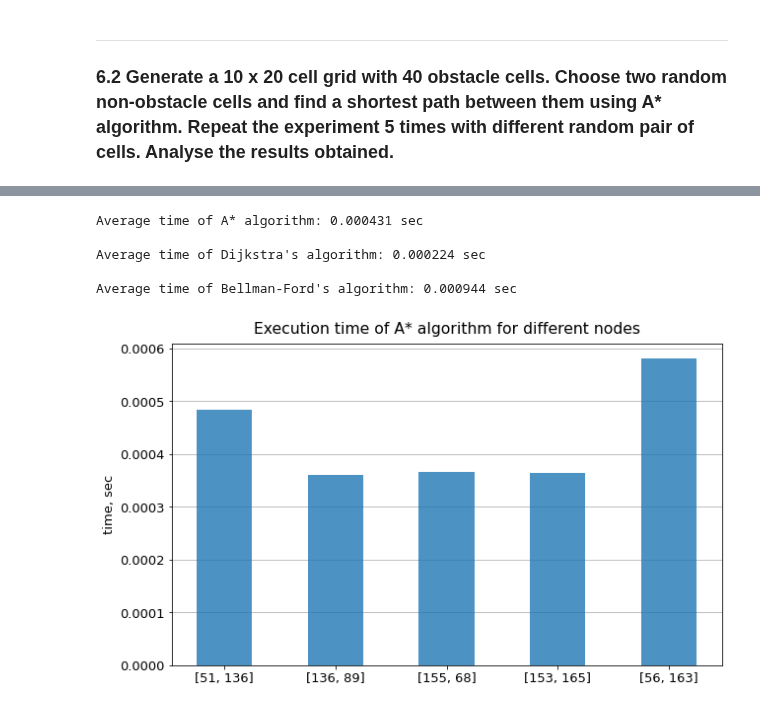
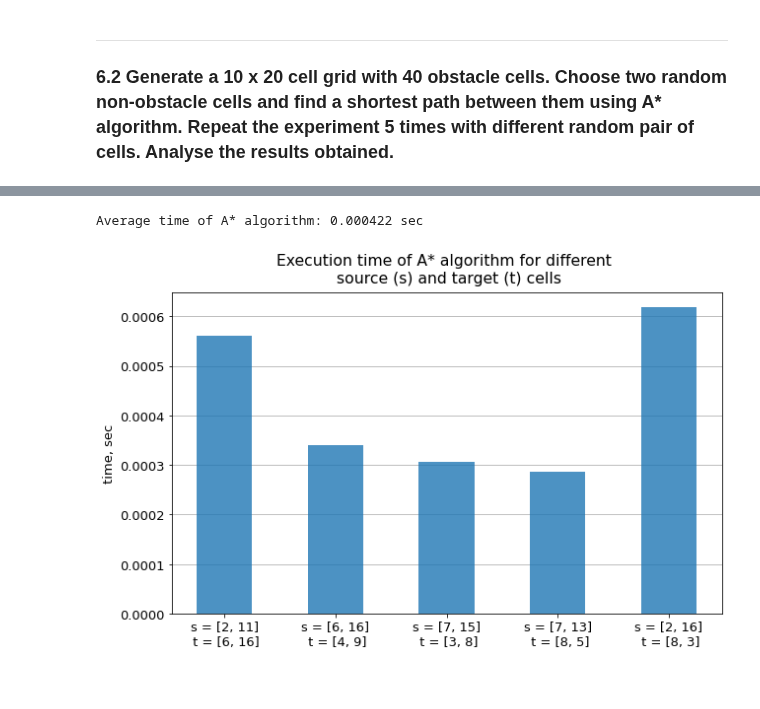
Before and after one commit to belpablo/Algorithms-21, a Jupyter notebook: Lab_6/Lab_6.ipynb, the cells around one changed output, grey strips where cells are left out. Cells and saved outputs as stored; diff of their text form; code cells hidden in the pictures.

```diff
--- a/Lab_6/Lab_6.ipynb
+++ b/Lab_6/Lab_6.ipynb
@@ -262,4 +249,6 @@ Graph with obstacles:
 # %%
+# Testing:
+
 random.seed(21)
 
 AA_time = []
@@ -274,7 +263,7 @@ nodes_list = []
 for i in range(5):
 
     start_node, stop_node = random.sample(edges_list, 2)
-    nodes_list.append([start_node, stop_node])
+    nodes_list.append([[start_node // n_colls, start_node % n_colls], [stop_node // n_colls, stop_node % n_colls]])
 
     start_time = time()
     nx.astar_path_length(graph, start_node, stop_node)
@@ -293,31 +282,27 @@ for i in range(5):
 
 
 print('Average time of A* algorithm: {:f} sec\n'.format(np.mean(AA_time)))
-print("Average time of Dijkstra's algorithm: {:f} sec\n".format(np.mean(DA_time)))
-print("Average time of Bellman-Ford's algorithm: {:f} sec\n".format(np.mean(BFA_time)))
+#print("Average time of Dijkstra's algorithm: {:f} sec\n".format(np.mean(DA_time)))
+#print("Average time of Bellman-Ford's algorithm: {:f} sec\n".format(np.mean(BFA_time)))
 # %% [output]
-Average time of A* algorithm: 0.000431 sec
-
-Average time of Dijkstra's algorithm: 0.000224 sec
-
-Average time of Bellman-Ford's algorithm: 0.000944 sec
+Average time of A* algorithm: 0.000422 sec
-# %%
-# Vizualization - comparison of the results
-
-mpl.rcParams.update({'font.size': 13})
-fig = plt.figure(figsize = (10, 6))
-
-ax = plt.axes()
-ax.yaxis.grid(True, zorder = 2)
-plt.title("Execution time of A* algorithm for different nodes", pad = 10)
-
-xs = range(len(AA_time))
-plt.bar([x for x in xs], AA_time, \
-        width = 0.5, alpha = 0.8, zorder = 2)
-
-plt.xticks([i for i in xs], nodes_list)
-
-plt.ylabel('time, sec')
-plt.show()
-# %% [output]
-[figure, removed]
+# %%
+### Vizualization - comparison of the results
+
+mpl.rcParams.update({'font.size': 13})
+fig = plt.figure(figsize = (10, 6))
+
+ax = plt.axes()
+ax.yaxis.grid(True, zorder = 2)
+plt.title("Execution time of A* algorithm for different \n source (s) and target (t) cells", pad = 10)
+
+xs = range(len(AA_time))
+plt.bar([x for x in xs], AA_time, \
+        width = 0.5, alpha = 0.8, zorder = 2)
+
+plt.xticks([i for i in xs], ['s = ' + str(s) + '\n t = ' + str(t) for s,t in nodes_list])
+
+plt.ylabel('time, sec')
+plt.show()
+# %% [output]
+[figure, added]
```
Also changed, not shown: parts of 7 cells of this notebook.
